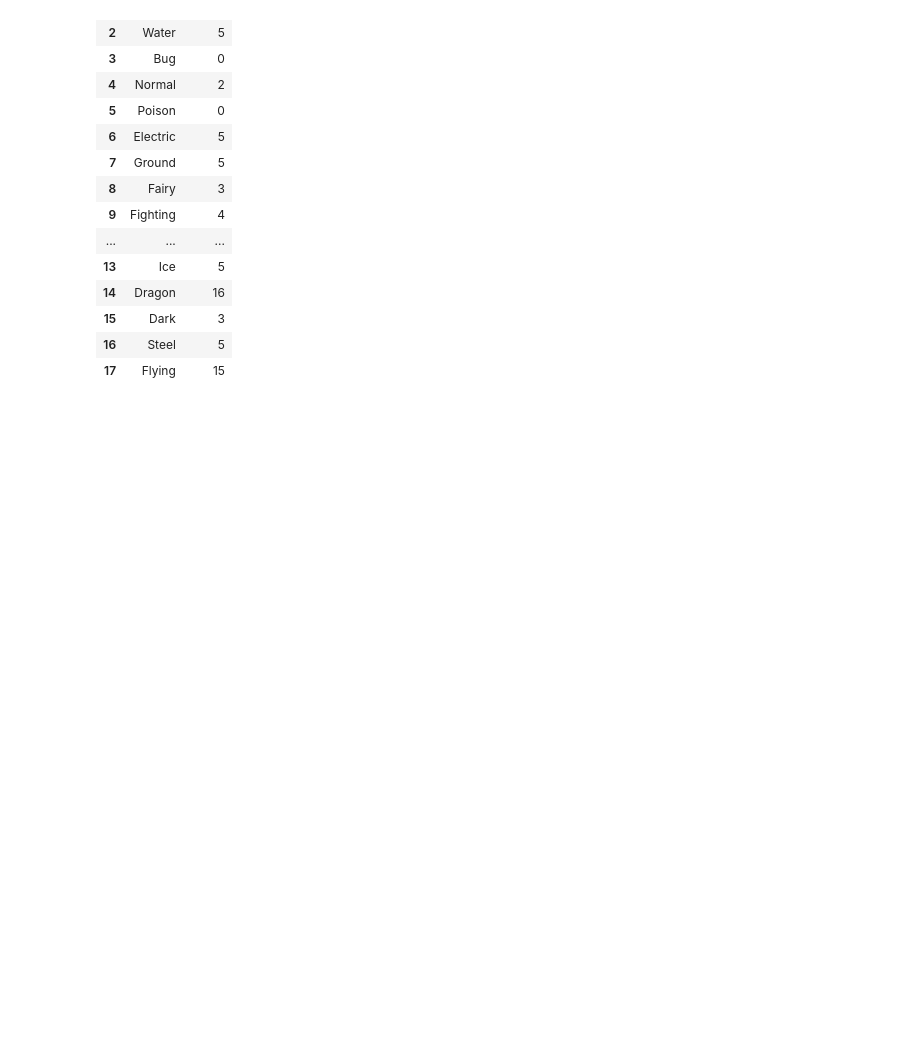
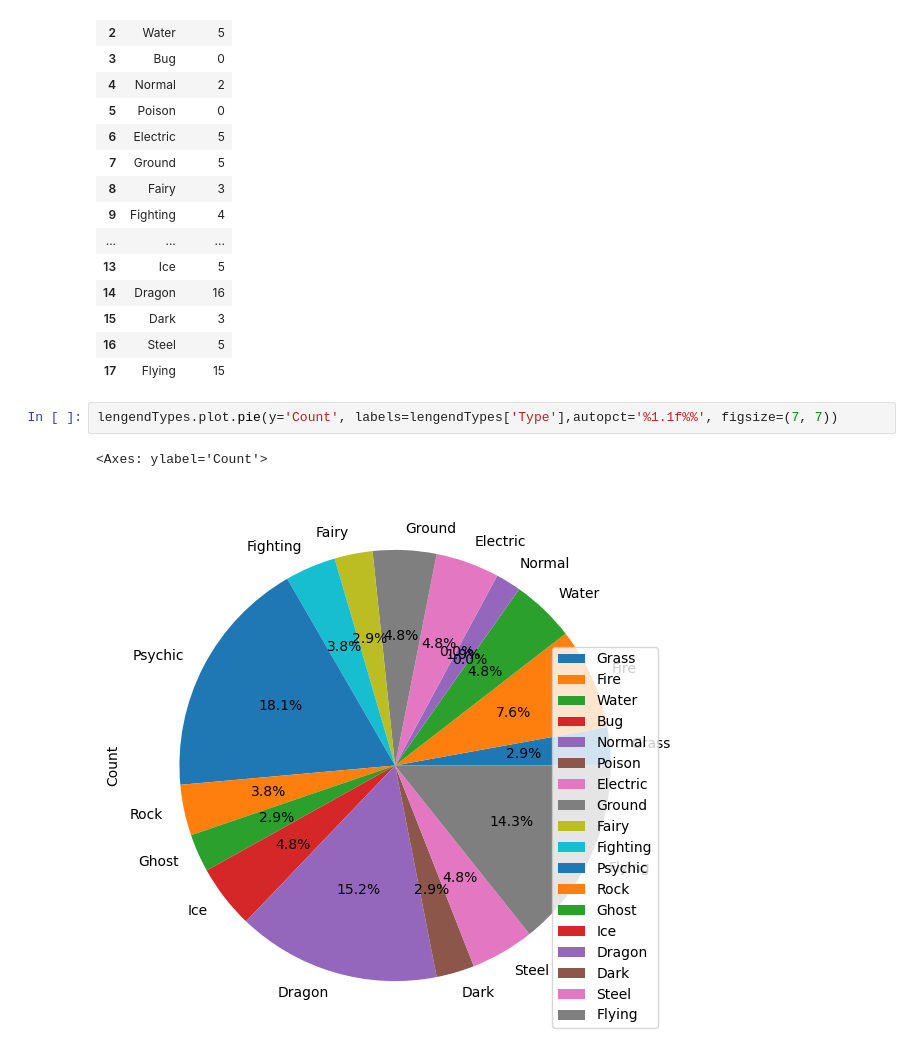
Before and after one commit to prackash/Pokemon-data, a Jupyter notebook: analysis.ipynb, the cells around one changed output. Cells and saved outputs as stored; diff of their text form; blank space fills up the shorter version.

Commit message:
legendary analysis

```diff
--- a/analysis.ipynb
+++ b/analysis.ipynb
@@ -284,3 +278,8 @@ lengendTypes
 | 15 | Dark | 3 |
 | 16 | Steel | 5 |
 | 17 | Flying | 15 |
+# %%
+lengendTypes.plot.pie(y='Count', labels=lengendTypes['Type'],autopct='%1.1f%%', figsize=(7, 7))
+# %% [output]
+<Axes: ylabel='Count'>
+[figure, added]
```
Also changed, not shown: parts of 10 cells of this notebook.
